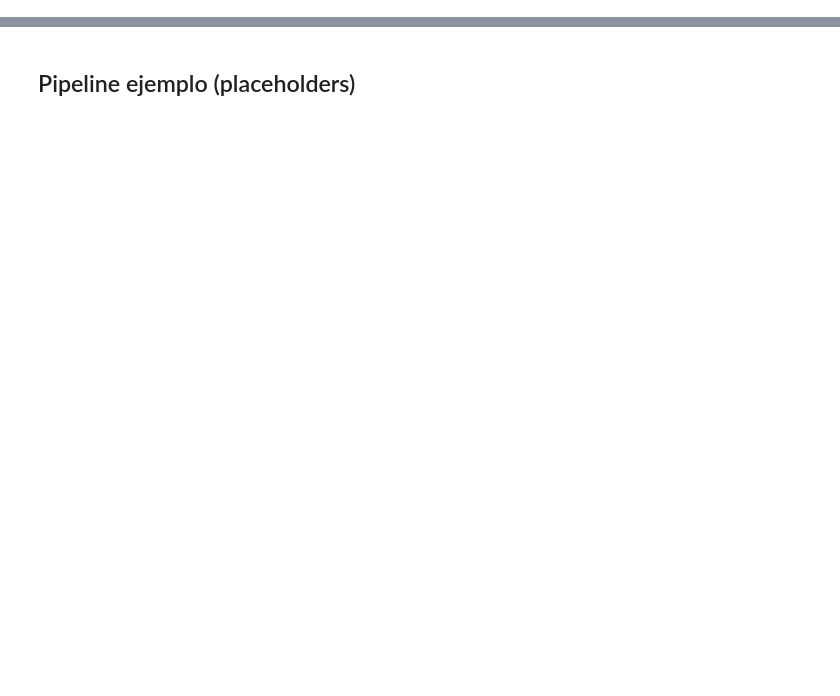
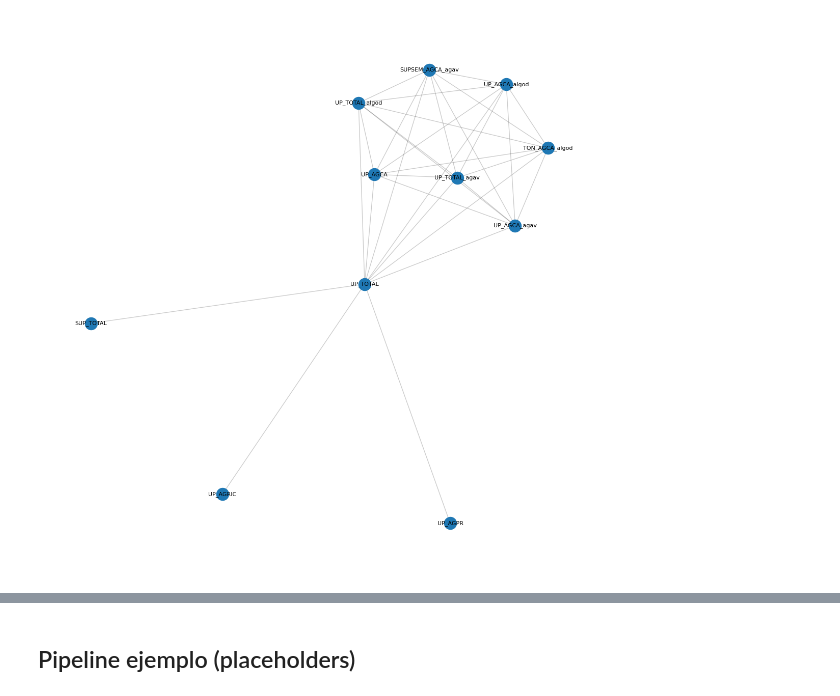
Before and after one commit to 3tagoras/agricultura-inegi, a Jupyter notebook: notebooks/01_ETL.ipynb, the cells around one changed output, grey strips where cells are left out. Cells and saved outputs as stored; diff of their text form; code cells hidden in the pictures; blank space fills up the shorter version.

```diff
--- a/notebooks/01_ETL.ipynb
+++ b/notebooks/01_ETL.ipynb
@@ -78,0 +144,4 @@ files
+# %%
+variables = df.assign(value=1).pivot_table(index="TABULADO",columns="DESCRIPCION",values="value",aggfunc="max",fill_value=0).astype(int).sum().sort_values(ascending=False)
+top_variables = variables[variables > 2].reset_index()['DESCRIPCION'].to_list()
+top_variables
@@ -78,0 +160,39 @@ files
+# %%
+import pandas as pd
+import networkx as nx
+import matplotlib.pyplot as plt
+
+# df_map has: dataset, variable
+# Example:
+# dataset | variable
+#   A     | SUP_RIEGO
+#   A     | SUP_TEMP
+#   A     | UP_SUPRIEG
+#   B     | SUP_RIEGO
+#   B     | UP_RIGOTEO
+
+# 1. Group variables by dataset
+grouped = df[df['DESCRIPCION'].isin(top_variables)].groupby("TABULADO")["DESCRIPCION"].apply(list)
+
+# 2. Create a graph
+G = nx.Graph()
+
+# 3. Add edges between all variable pairs that co-occur in a dataset
+for vars_list in grouped:
+    for i in range(len(vars_list)):
+        for j in range(i + 1, len(vars_list)):
+            var1, var2 = vars_list[i], vars_list[j]
+            G.add_edge(var1, var2)
+
+# 4. Draw
+plt.figure(figsize=(14, 14))
+pos = nx.spring_layout(G, k=0.25)  # layout for clearer separation
+
+nx.draw_networkx_nodes(G, pos, node_size=300)
+nx.draw_networkx_edges(G, pos, alpha=0.2)
+nx.draw_networkx_labels(G, pos, font_size=8)
+
+plt.axis("off")
+plt.show()
+# %% [output]
+[figure, added]
```
Also changed, not shown: parts of 13 cells of this notebook.
